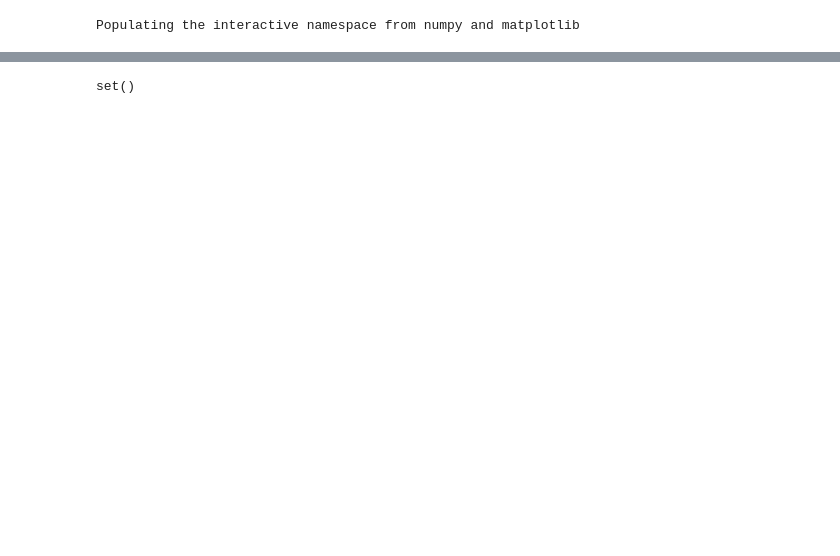
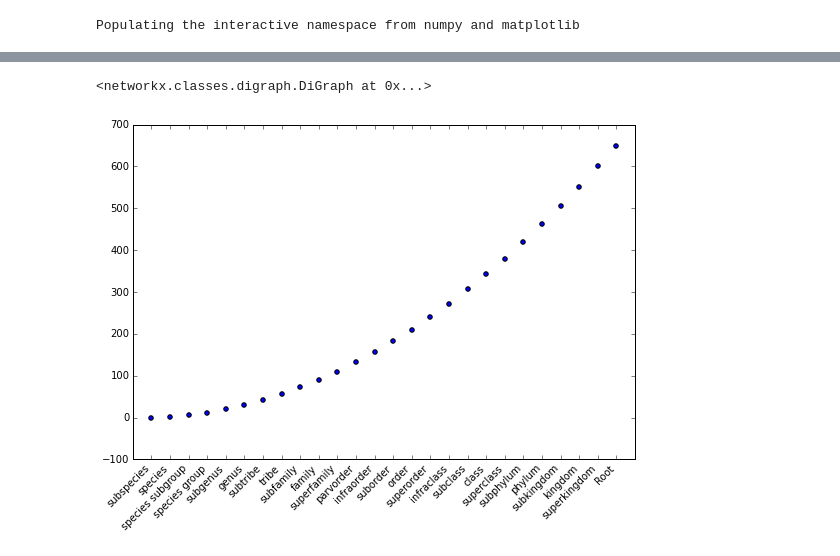
Before and after one commit to erickpeirson/organisms, a Jupyter notebook: Taxonomy Graph.ipynb, the cells around one changed output, grey strips where cells are left out. Cells and saved outputs as stored; diff of their text form; code cells hidden in the pictures; blank space fills up the shorter version.

```diff
--- a/Taxonomy Graph.ipynb
+++ b/Taxonomy Graph.ipynb
@@ -93,4 +41,0 @@ nx.ancestors(graph_rebase, 329639 )
-# %%
-nx.descendants(graph_rebase, 329639)
-# %% [output]
-set()
@@ -96,0 +48,45 @@ set()
+# %%
+ontograph
+# %% [output]
+<networkx.classes.digraph.DiGraph at 0x...>
+# %%
+ranks_in_order = [
+    'Root',
+    'superkingdom',
+    'kingdom',
+    'subkingdom',
+    'phylum',
+    'subphylum',
+    'superclass',
+    'class',
+    'subclass',
+    'infraclass',
+    'superorder',
+    'order',
+    'suborder',
+    'infraorder',
+    'parvorder',
+    'superfamily',
+    'family',
+    'subfamily',
+    'tribe',
+    'subtribe',
+    'genus',
+    'subgenus',
+    'species group',
+    'species subgroup',
+    'species',
+    'subspecies'][::-1]
+# %%
+rank_idx = np.arange(0, len(ranks_in_order))
+# %%
+plt.figure(figsize=(9, 6))
+plt.scatter(rank_idx, distance_vect(rank_idx))
+locs, _ = plt.xticks()
+# plt.yticks(np.arange(0, 1.2, 0.2), np.arange(0, 1.2, 0.2))
+plt.xticks(rank_idx, ranks_in_order, rotation=45, ha='right')
+plt.ylabel('', fontsize=18)
+plt.xlim(-1, max(rank_idx) + 1)
+plt.show()
+# %% [output]
+[figure, added]
```
Also changed, not shown: parts of 24 cells of this notebook, 5 other files.
